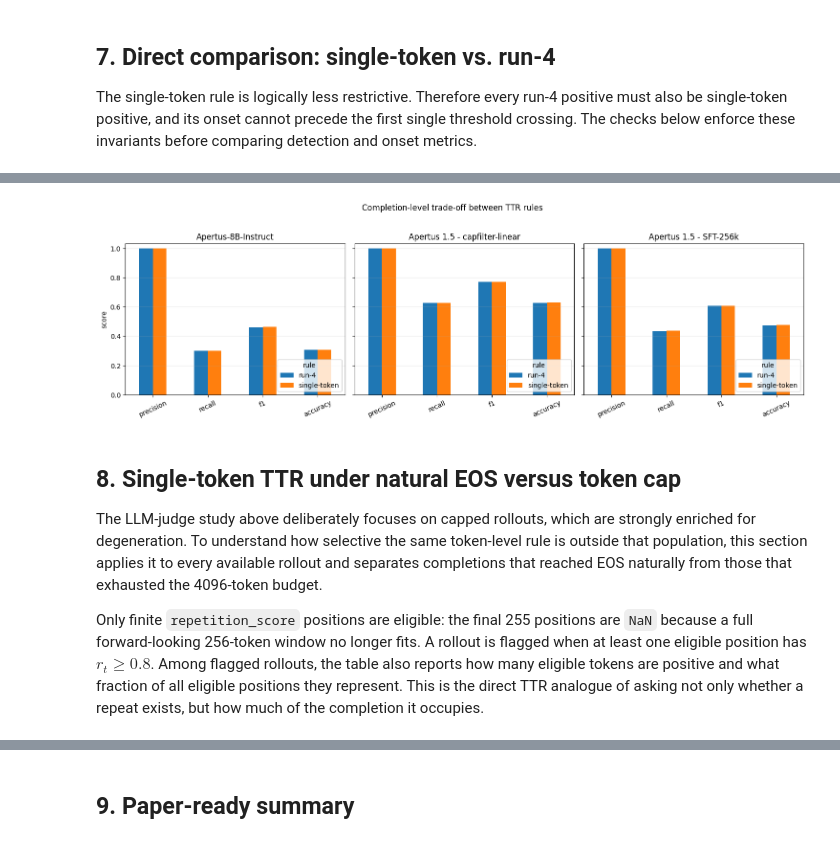
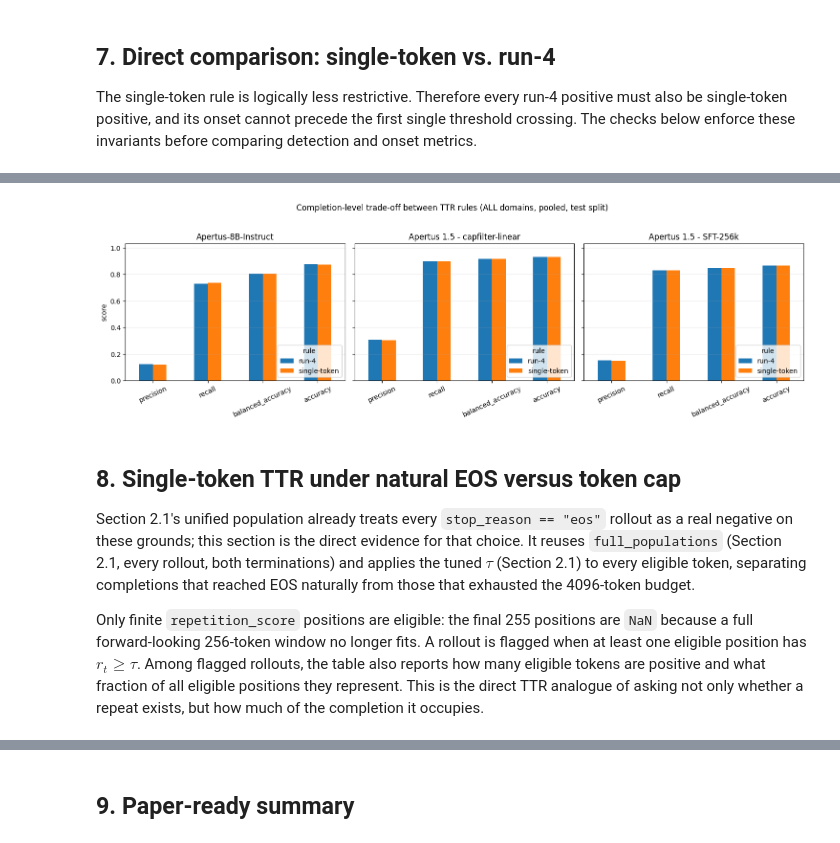
Before and after one commit to swiss-ai/degeneration-probe, a Jupyter notebook: notebooks/ttr_inspection.ipynb, the cells around one changed output, grey strips where cells are left out. Saved outputs shown, nothing was run; the diff lists cells and outputs as text; code cells hidden in the pictures.

```diff
--- a/notebooks/ttr_inspection.ipynb
+++ b/notebooks/ttr_inspection.ipynb
@@ -56,6 +60,7 @@ import torch
 from IPython.display import Markdown, display
 from transformers import AutoTokenizer
 
+from degeneration_probe.analysis import metric_eval as metric_eval_module
 from degeneration_probe.utils.tokenization import find_string_in_tokens
 
 pd.set_option("display.max_columns", 100)
@@ -78,7 +83,9 @@ DATASETS = {
 }
 
 JUDGE_BACKEND = "claude_agent_sdk"
-TTR_THRESHOLD = 0.8
+# tau is tuned per dataset build over this grid (Section 2.1), replacing the
+# formerly-fixed TTR_THRESHOLD = 0.8.
+TAU_CANDIDATES = [round(t, 2) for t in np.arange(0.50, 0.96, 0.05)]
 MIN_CONSECUTIVE = 4
 EXPECTED_MAX_TOKENS = 4096
 KEY = ["prompt_id", "rollout_idx"]
@@ -280,13 +371,5 @@ Domain-level rows with very few judge-negative examples can have unstable precis
 # %%
-domain_completion_rows = []
-for model, population in populations.items():
-    for domain, group in population.groupby("domain", sort=True):
-        domain_completion_rows.append({
-            "dataset_build": model, "domain": domain,
-            **binary_metrics(group, "ttr_run4_flag"),
-        })
-run4_domain_completion_df = pd.DataFrame(domain_completion_rows).set_index(["dataset_build", "domain"])
-display(run4_domain_completion_df[["n", "TP", "FP", "TN", "FN", "precision", "recall", "accuracy"]].style.format({
-    "precision": "{:.3f}", "recall": "{:.3f}", "accuracy": "{:.3f}",
-}))
+for model, per_domain in run4_per_domain.items():
+    print(model)
+    display(per_domain)
 # %% [output]
@@ -310,0 +410,20 @@ display(run4_domain_completion_df[["n", "TP", "FP", "TN", "FN", "precision", "re
+# %%
+for model, unified in unified_populations.items():
+    test = unified[unified["evaluation_split"] == "test"]
+    curve = metric_eval_module.roc_pr_curve(test["max_repetition_score"], test["is_positive"])
+    print(f"{model}: ROC AUC = {curve['roc_auc']:.3f}, average precision = {curve['average_precision']:.3f}")
+
+    fig, axes = plt.subplots(1, 2, figsize=(10, 4))
+    axes[0].plot(curve["roc"]["fpr"], curve["roc"]["tpr"])
+    axes[0].plot([0, 1], [0, 1], linestyle="--", color="gray")
+    axes[0].set_xlabel("False positive rate")
+    axes[0].set_ylabel("True positive rate")
+    axes[0].set_title(f"{model}: TTR ROC (AUC={curve['roc_auc']:.3f})")
+
+    axes[1].plot(curve["pr"]["recall"], curve["pr"]["precision"])
+    axes[1].set_xlabel("Recall")
+    axes[1].set_ylabel("Precision")
+    axes[1].set_title(f"{model}: TTR PR (AP={curve['average_precision']:.3f})")
+
+    plt.tight_layout()
+    plt.show()
@@ -777,29 +924,29 @@ How much later the run-4 rule fires than the first threshold crossing
 # %%
 comparison_plot_df = (
-    comparison_metrics_df[["precision", "recall", "accuracy", "f1"]]
+    comparison_metrics_df[["precision", "recall", "accuracy", "balanced_accuracy"]]
     .reset_index()
     .melt(id_vars=["rule", "dataset_build"], var_name="metric", value_name="value")
 )
 fig, axes = plt.subplots(1, 3, figsize=(15, 4.5), sharey=True)
 for ax, model in zip(axes, DATASETS):
     sub = comparison_plot_df[comparison_plot_df["dataset_build"].eq(model)]
     pivot = sub.pivot(index="metric", columns="rule", values="value")
-    pivot.loc[["precision", "recall", "f1", "accuracy"]].plot.bar(ax=ax, ylim=(0, 1.03))
+    pivot.loc[["precision", "recall", "balanced_accuracy", "accuracy"]].plot.bar(ax=ax, ylim=(0, 1.03))
     ax.set_title(model)
     ax.set_xlabel("")
     ax.set_ylabel("score")
     ax.grid(axis="y", alpha=0.25)
     ax.tick_params(axis="x", rotation=25)
     ax.legend(title="rule", loc="lower right")
-fig.suptitle("Completion-level trade-off between TTR rules", y=1.03)
+fig.suptitle("Completion-level trade-off between TTR rules (ALL domains, pooled, test split)", y=1.03)
 plt.tight_layout()
 plt.show()
 # %% [output]
-[figure, old version]
+[figure, new version]
 # %% [markdown]
 ## 8. Single-token TTR under natural EOS versus token cap
 
-The LLM-judge study above deliberately focuses on capped rollouts, which are strongly enriched for degeneration. To understand how selective the same token-level rule is outside that population, this section applies it to every available rollout and separates completions that reached EOS naturally from those that exhausted the 4096-token budget.
+Section 2.1's unified population already treats every `stop_reason == "eos"` rollout as a real negative on these grounds; this section is the direct evidence for that choice. It reuses `full_populations` (Section 2.1, every rollout, both terminations) and applies the tuned $\tau$ (Section 2.1) to every eligible token, separating completions that reached EOS naturally from those that exhausted the 4096-token budget.
 
-Only finite `repetition_score` positions are eligible: the final 255 positions are `NaN` because a full forward-looking 256-token window no longer fits. A rollout is flagged when at least one eligible position has $r_t\geq0.8$. Among flagged rollouts, the table also reports how many eligible tokens are positive and what fraction of all eligible positions they represent. This is the direct TTR analogue of asking not only whether a repeat exists, but how much of the completion it occupies.
+Only finite `repetition_score` positions are eligible: the final 255 positions are `NaN` because a full forward-looking 256-token window no longer fits. A rollout is flagged when at least one eligible position has $r_t\geq\tau$. Among flagged rollouts, the table also reports how many eligible tokens are positive and what fraction of all eligible positions they represent. This is the direct TTR analogue of asking not only whether a repeat exists, but how much of the completion it occupies.
 # %%
```
Also changed, not shown: parts of 30 cells of this notebook, 5 other files.
